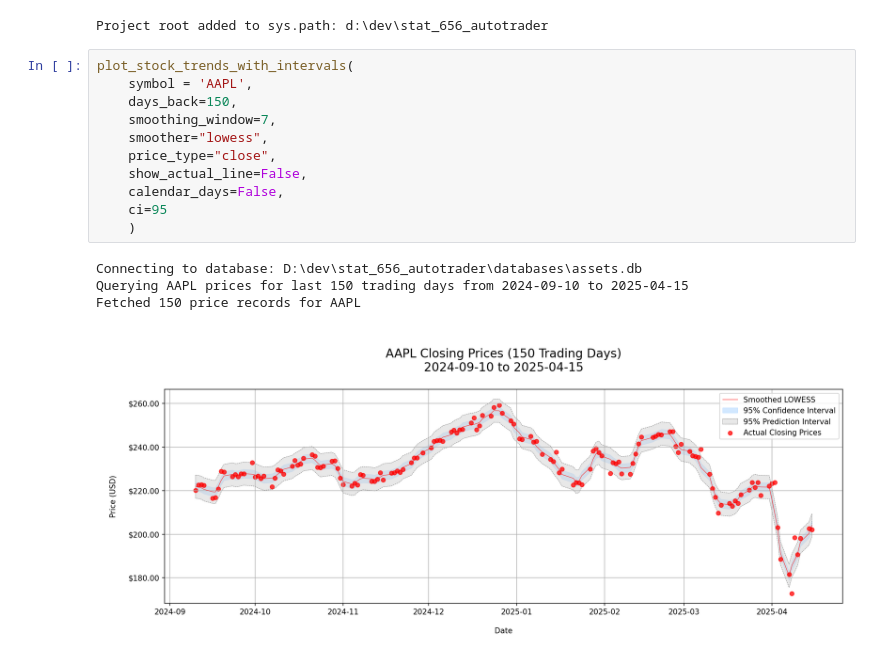
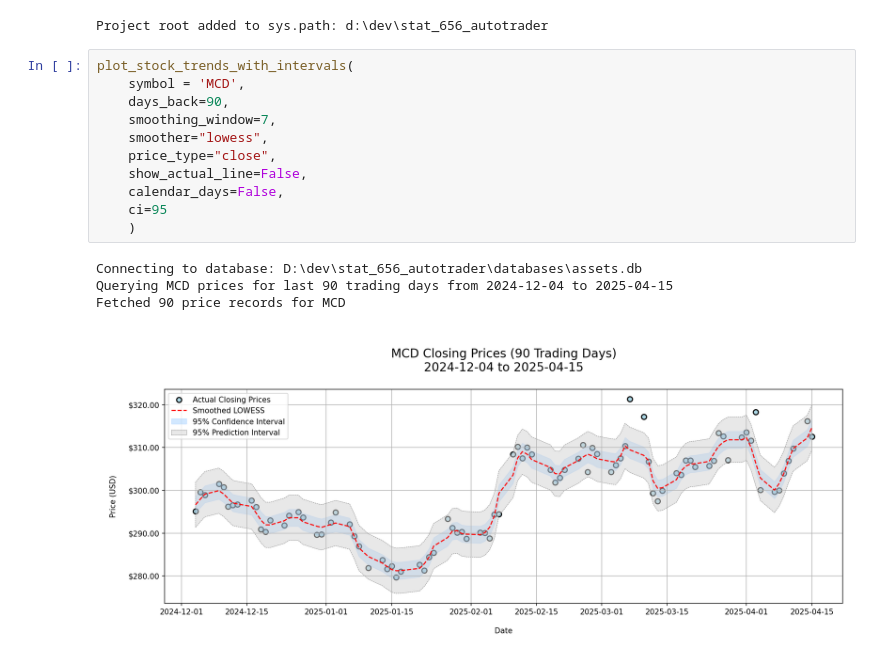
Before and after one commit to AaronNHorvitz/AutoTrader, a Jupyter notebook: Notebooks/004 Tutorial - Visualize Stock Data.ipynb, the cells around one changed output. Saved outputs shown, nothing was run; the diff lists cells and outputs as text.

Commit message:
Change stock visualization tool.

```diff
--- a/Notebooks/004 Tutorial - Visualize Stock Data.ipynb
+++ b/Notebooks/004 Tutorial - Visualize Stock Data.ipynb
@@ -15,17 +15,17 @@ from src.visualizations.stock_price_trends import plot_stock_trends_with_interva
 Project root added to sys.path: d:\dev\stat_656_autotrader
 # %%
 plot_stock_trends_with_intervals(
-    symbol = 'AAPL',
-    days_back=150,
+    symbol = 'MCD',
+    days_back=90,
     smoothing_window=7,
     smoother="lowess",
     price_type="close",
     show_actual_line=False,
     calendar_days=False,
     ci=95
     )
 # %% [output]
 Connecting to database: D:\dev\stat_656_autotrader\databases\assets.db
-Querying AAPL prices for last 150 trading days from 2024-09-10 to 2025-04-15
-Fetched 150 price records for AAPL
+Querying MCD prices for last 90 trading days from 2024-12-04 to 2025-04-15
+Fetched 90 price records for MCD
-[figure, old version]
+[figure, new version]
```
